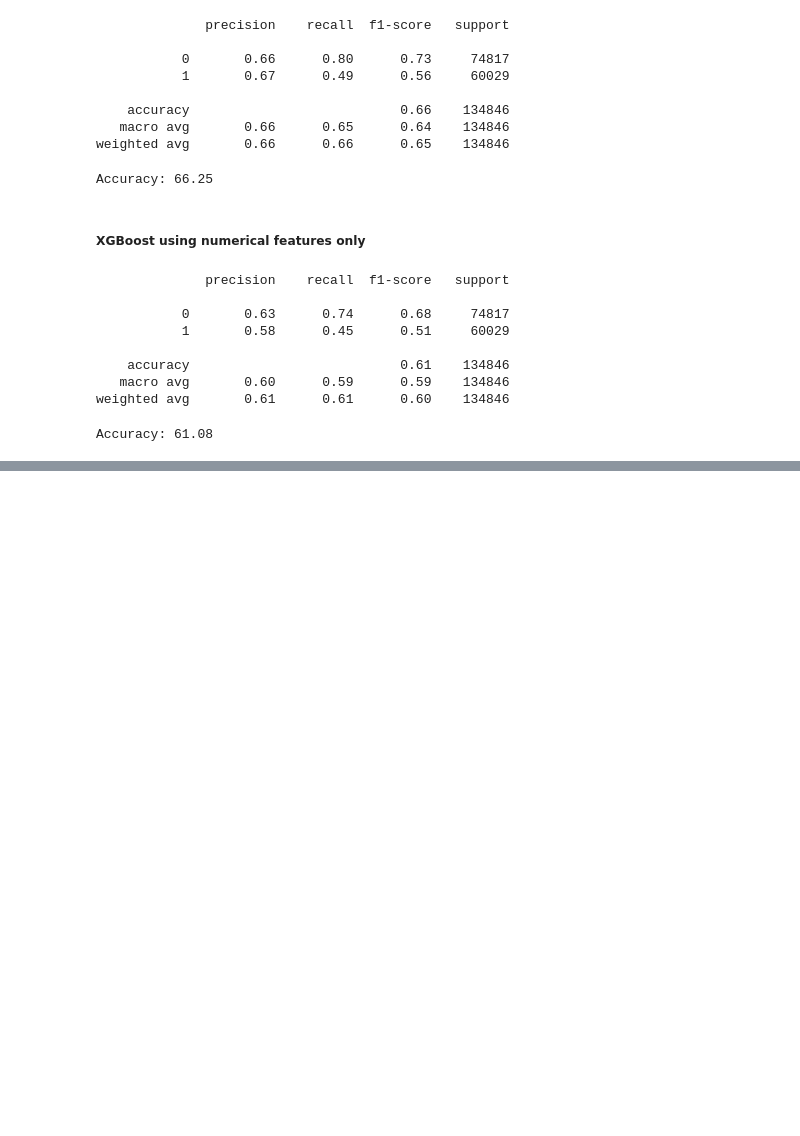
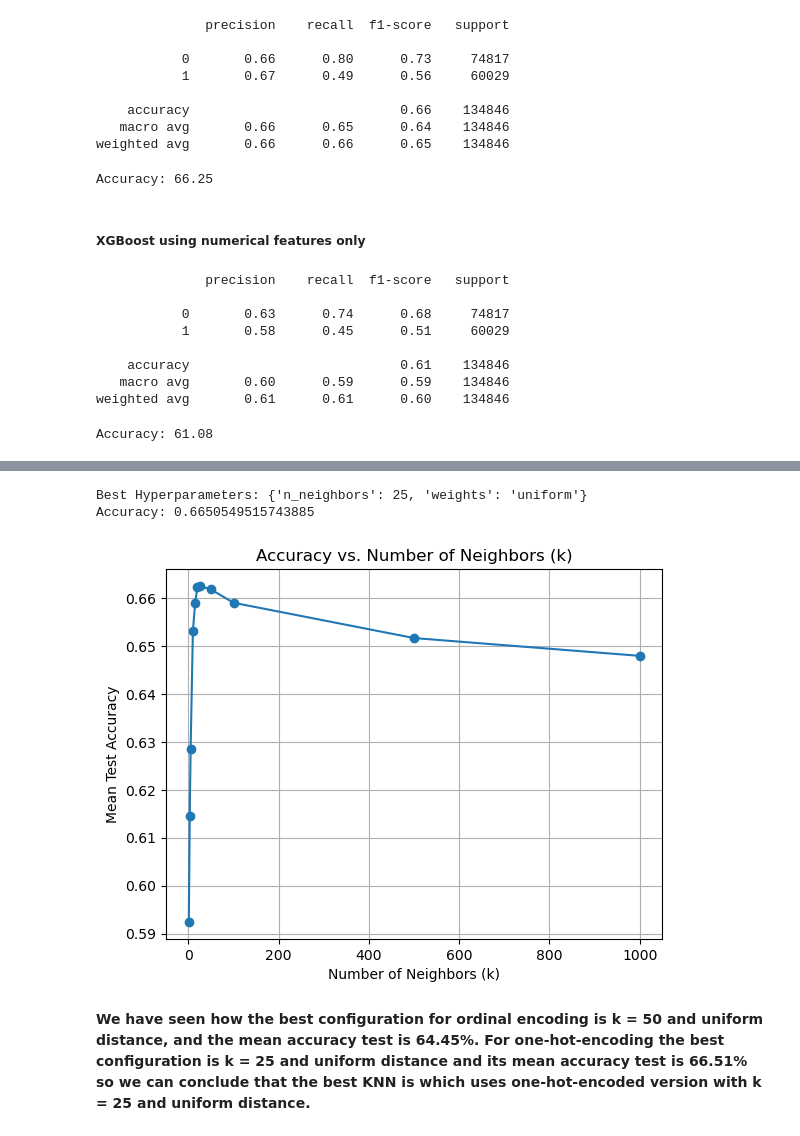
Before and after one commit to Zak-Bel/FDS-Final-project, a Jupyter notebook: main2.ipynb, the cells around one changed output, grey strips where cells are left out. Drawn from its saved outputs; the diff is of its cells as text; code cells hidden in the pictures; blank space fills up the shorter version.

```diff
--- a/main2.ipynb
+++ b/main2.ipynb
@@ -915,0 +966,8 @@ Accuracy: 61.08
+# %%
+# Splitting the data into X and y
+X = df_onehot_encoded.drop('Delay', axis=1).values
+y = df_onehot_encoded['Delay'].values
+
+# Splitting the data into train and test sets
+X_train, X_test, y_train, y_test = train_test_split(X, y, test_size=0.25, random_state = 42)
+df_onehot_encoded.head()
@@ -915,0 +982,35 @@ Accuracy: 61.08
+# %%
+knn_classifier = KNeighborsClassifier()
+
+param_grid = {
+    'n_neighbors': [1, 3, 5, 10, 15, 20, 25, 50, 100, 500, 1000],
+    'weights': ['uniform', 'distance'],
+}
+
+grid_search_onehot = GridSearchCV(knn_classifier, param_grid, cv=5, scoring='accuracy')
+grid_search_onehot.fit(X_train, y_train)
+
+print("Best Hyperparameters:", grid_search_onehot.best_params_)
+
+best_knn_oh = grid_search_onehot.best_estimator_
+y_pred_oh = best_knn_oh.predict(X_test)
+accuracy_oh = accuracy_score(y_test, y_pred_oh)
+print("Accuracy:", accuracy_oh)
+# %% [output]
+Best Hyperparameters: {'n_neighbors': 25, 'weights': 'uniform'}
+Accuracy: 0.6650549515743885
+# %%
+results_oh_knn = pd.DataFrame(grid_search_onehot.cv_results_)
+results_oh_knn = results_oh_knn[results_oh_knn["param_weights"] == "uniform"]
+k_values = list(results_oh_knn['param_n_neighbors'])
+mean_test_scores = list(results_oh_knn['mean_test_score'])
+plt.plot(k_values, mean_test_scores, marker='o')
+plt.title('Accuracy vs. Number of Neighbors (k)')
+plt.xlabel('Number of Neighbors (k)')
+plt.ylabel('Mean Test Accuracy')
+plt.grid(True)
+plt.show()
+# %% [output]
+[figure, added]
+# %% [markdown]
+**We have seen how the best configuration for ordinal encoding is k = 50 and uniform distance, and the mean accuracy test is 64.45%. For one-hot-encoding the best configuration is k = 25 and uniform distance and its mean accuracy test is 66.51% so we can conclude that the best KNN is which uses one-hot-encoded version with k = 25 and uniform distance.**
```
Also changed, not shown: parts of 21 cells of this notebook.
